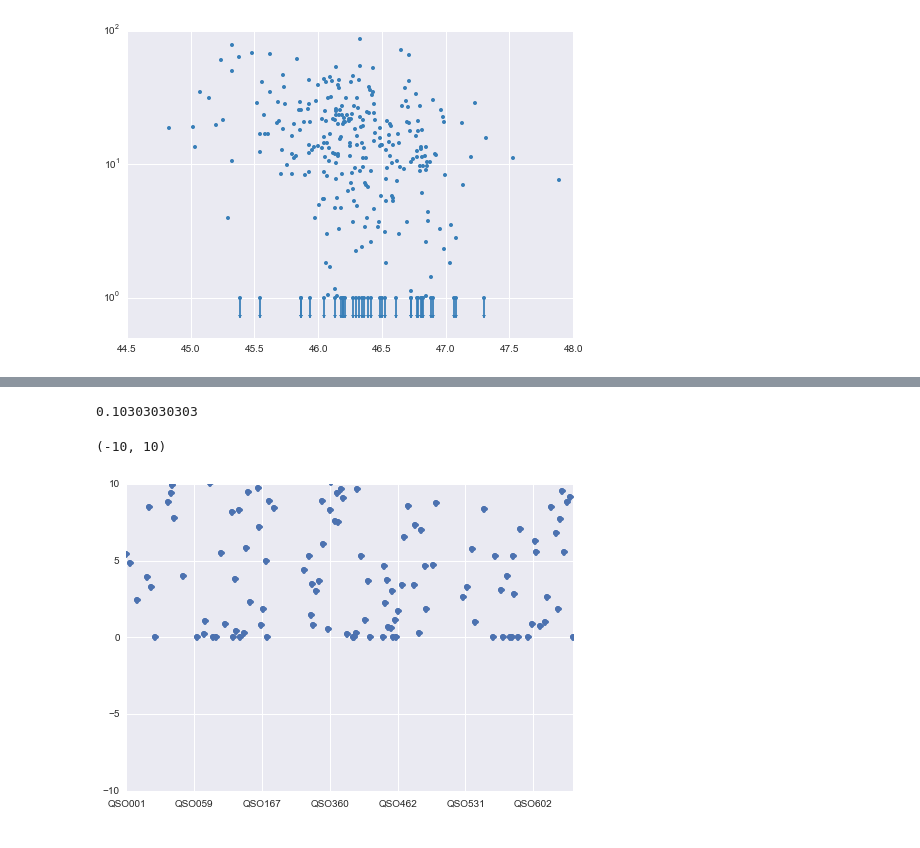
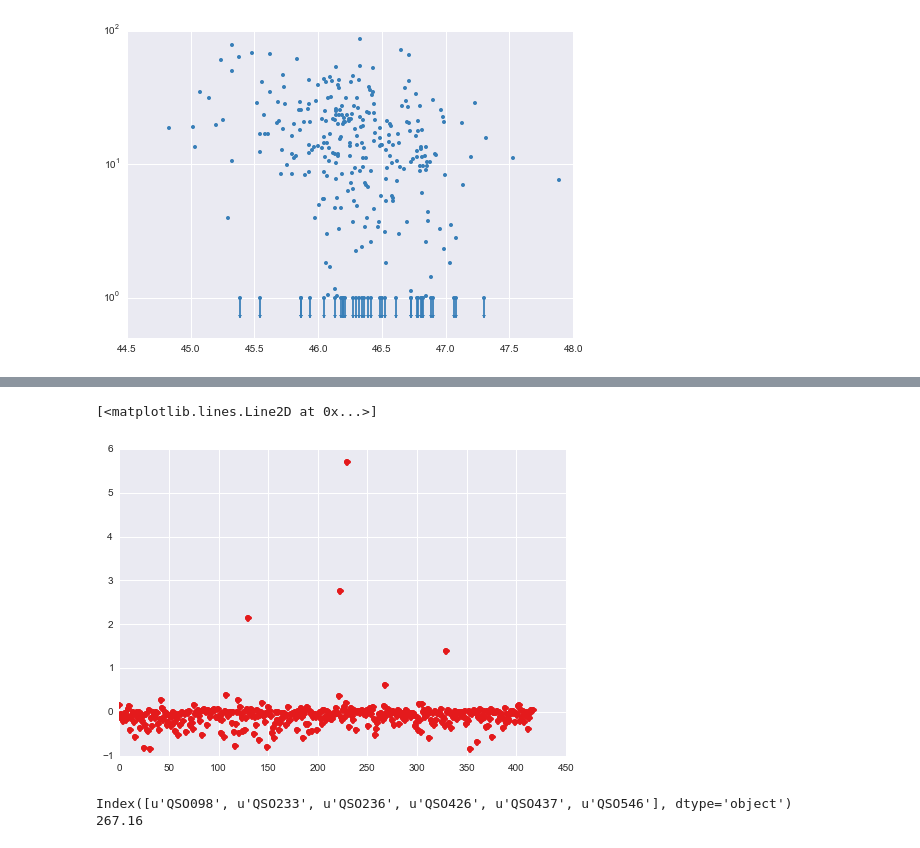
Before and after one commit to liamcoatman/thesis, a Jupyter notebook: Scratch.ipynb, the cells around one changed output, grey strips where cells are left out. Cells and saved outputs as stored; diff of their text form; code cells hidden in the pictures.

```diff
--- a/Scratch.ipynb
+++ b/Scratch.ipynb
@@ -389,15 +797,21 @@ ax.set_ylim(5e-1, 1e2)
 # %%
 df = pd.read_csv('/home/lc585/Dropbox/IoA/nirspec/tables/masterlist_liam.csv', index_col=0)
 
-df = df[df.OIII_FLAG_2 > 0]
-df = df[df.OIII_BAD_FIT_FLAG == 0]
-df = df[df.FE_FLAG == 0]
+df = df[df.OIII_FIT_HB_Z_FLAG > 0]
 
-print len(df[df.OIII_5007_EQW_3 < 1.0]) / len(df)
+fig, ax = plt.subplots()
 
-df.OIII_5007_EQW_3.plot(marker='o', linestyle='')
-plt.ylim(-10, 10)
+x = (df.OIII_FIT_HB_BROAD_FWHM - df.FWHM_Broad_Hb) / df.FWHM_Broad_Hb
+ax.plot(x,
+        linestyle='',
+        marker='o',
+        markerfacecolor=cs[0])
 # %% [output]
-0.10303030303
+[<matplotlib.lines.Line2D at 0x...>]
-(-10, 10)
-[figure, old version]
+[figure, new version]
+# %%
+print df[x > 1].index
+print df.ix['QSO098'].OIII_FIT_HB_BROAD_FWHM_ERR
+# %% [output]
+Index([u'QSO098', u'QSO233', u'QSO236', u'QSO426', u'QSO437', u'QSO546'], dtype='object')
+267.16
```
Also changed, not shown: parts of 16 cells of this notebook, 14 other files.
